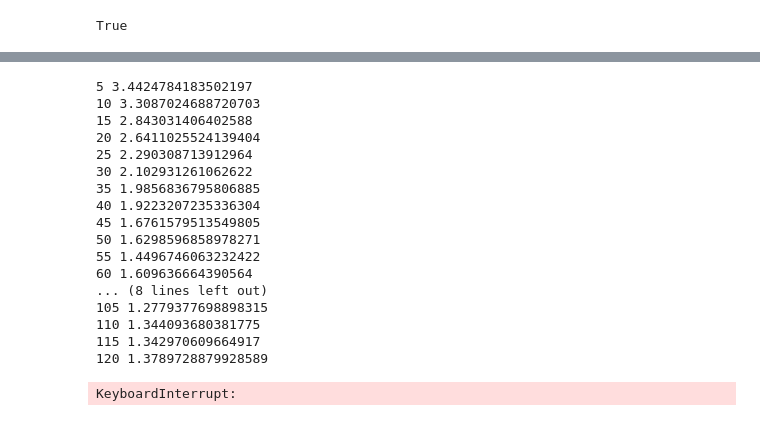
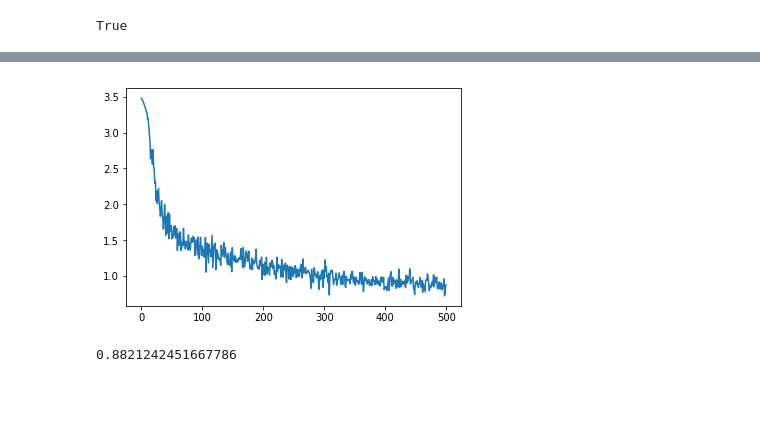
Before and after one commit to bajarno/dl4nlt, a Jupyter notebook: code/seq2seq/Luong_Attention_s2s.ipynb, the cells around one changed output, grey strips where cells are left out. Saved outputs shown, nothing was run; the diff lists cells and outputs as text; code cells hidden in the pictures; blank space fills up the shorter version.

```diff
--- a/code/seq2seq/Luong_Attention_s2s.ipynb
+++ b/code/seq2seq/Luong_Attention_s2s.ipynb
@@ -346,8 +373,8 @@ embedding_dim = 8
 num_layers = 2
 hidden_dim = 64
 # %%
-device='cpu'
-
+device='cuda'
+torch.manual_seed(1)
 encoder = S2SEncoder(vocab_size, embedding_dim, hidden_dim, num_layers)
 decoder = S2SAttnDecoder(vocab_size, embedding_dim, hidden_dim, num_layers)
 crit = nn.CrossEntropyLoss()
@@ -355,31 +382,21 @@ opt = torch.optim.Adam(list(encoder.parameters()) + list(decoder.parameters()),
 
 encoder.to(device)
 decoder.to(device)
-for i in range(10000):
-    if i and not i%5:
-        print(i, loss.item())
+
+losses = []
+for i in range(500):
     X, Y, xl, yl = dummy_batch(batch_size, vocab_size, sequence_length)
     opt.zero_grad()
-    out = s2s(encoder, decoder, X, Y, xl, yl, device).transpose(2,1)
+    out = s2s_teacherforce(encoder, decoder, X, Y, xl, yl, device).transpose(2,1)
     loss = crit(out, Y.to(device))
+    losses.append(loss.item())
     loss.backward()
     opt.step()
-# %% [output]
-5 3.4424784183502197
-10 3.3087024688720703
-15 2.843031406402588
-20 2.6411025524139404
-25 2.290308713912964
-30 2.102931261062622
-35 1.9856836795806885
-40 1.9223207235336304
-45 1.6761579513549805
-50 1.6298596858978271
-55 1.4496746063232422
-60 1.609636664390564
-... (8 lines left out)
-105 1.2779377698898315
-110 1.344093680381775
-115 1.342970609664917
-120 1.3789728879928589
-KeyboardInterrupt:
+# %%
+import matplotlib.pyplot as plt
+plt.plot(losses)
+plt.show()
+print(losses[-1])
+# %% [output]
+[figure, added]
+0.8821242451667786
```
Also changed, not shown: parts of 4 cells of this notebook, 1 other file.
